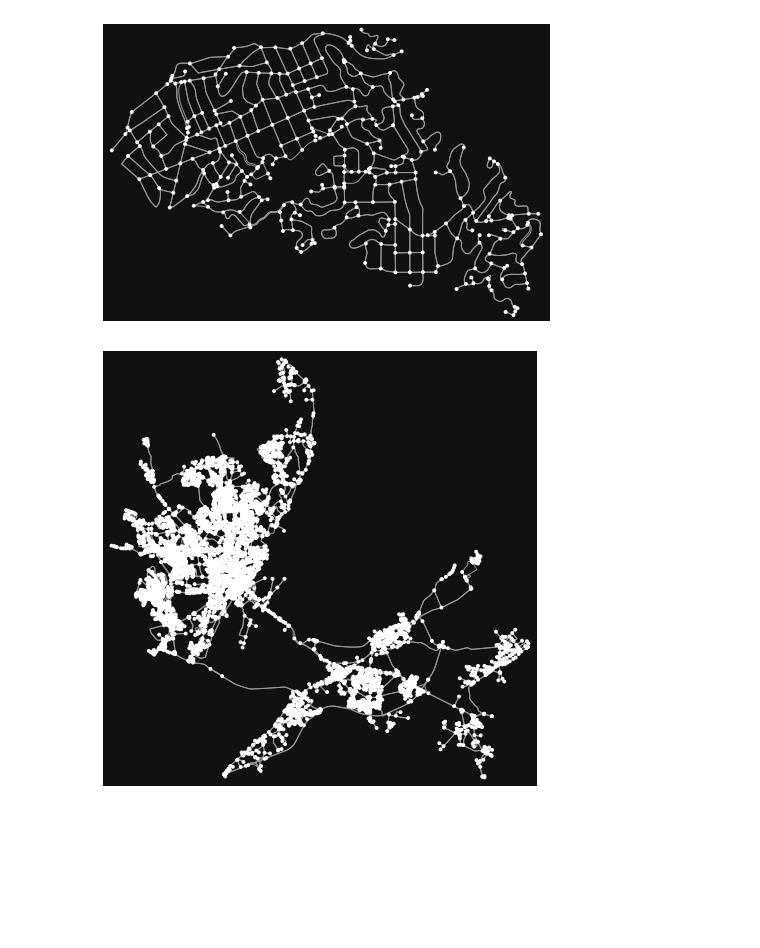
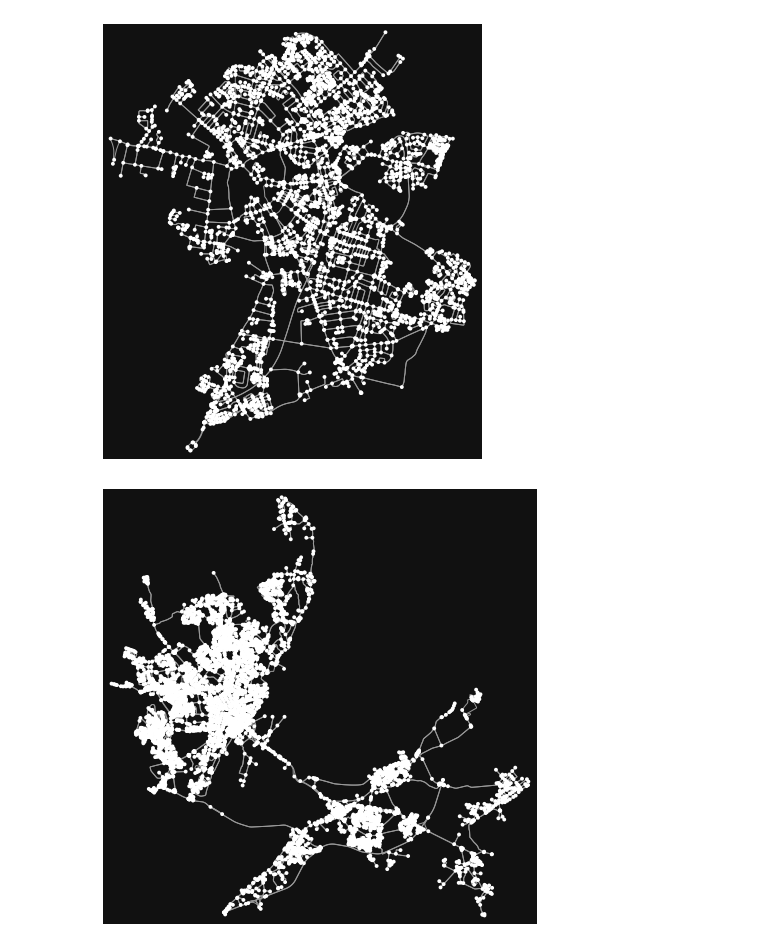
Before and after one commit to KacperWalentynowicz/route-planning, a Jupyter notebook: src/python/graph_download.ipynb, the cells around one changed output. Drawn from its saved outputs; the diff is of its cells as text; code cells hidden in the pictures; blank space fills up the shorter version.

```diff
--- a/src/python/graph_download.ipynb
+++ b/src/python/graph_download.ipynb
@@ -5,10 +5,10 @@ import os
 import numpy as np
 %matplotlib inline
 # %%
-G = ox.graph_from_place('Piedmont, California, USA', network_type='drive')
+G = ox.graph_from_place('Cambridge, UK', network_type='drive')
 fig, ax = ox.plot_graph(ox.project_graph(G))
 # %% [output]
-[figure, old version]
+[figure, new version]
 # %%
 szczecin = ox.graph_from_place('Szczecin', network_type = 'drive')
 fig,ax = ox.plot_graph(szczecin)
```
Also changed, not shown: 9 other files.
